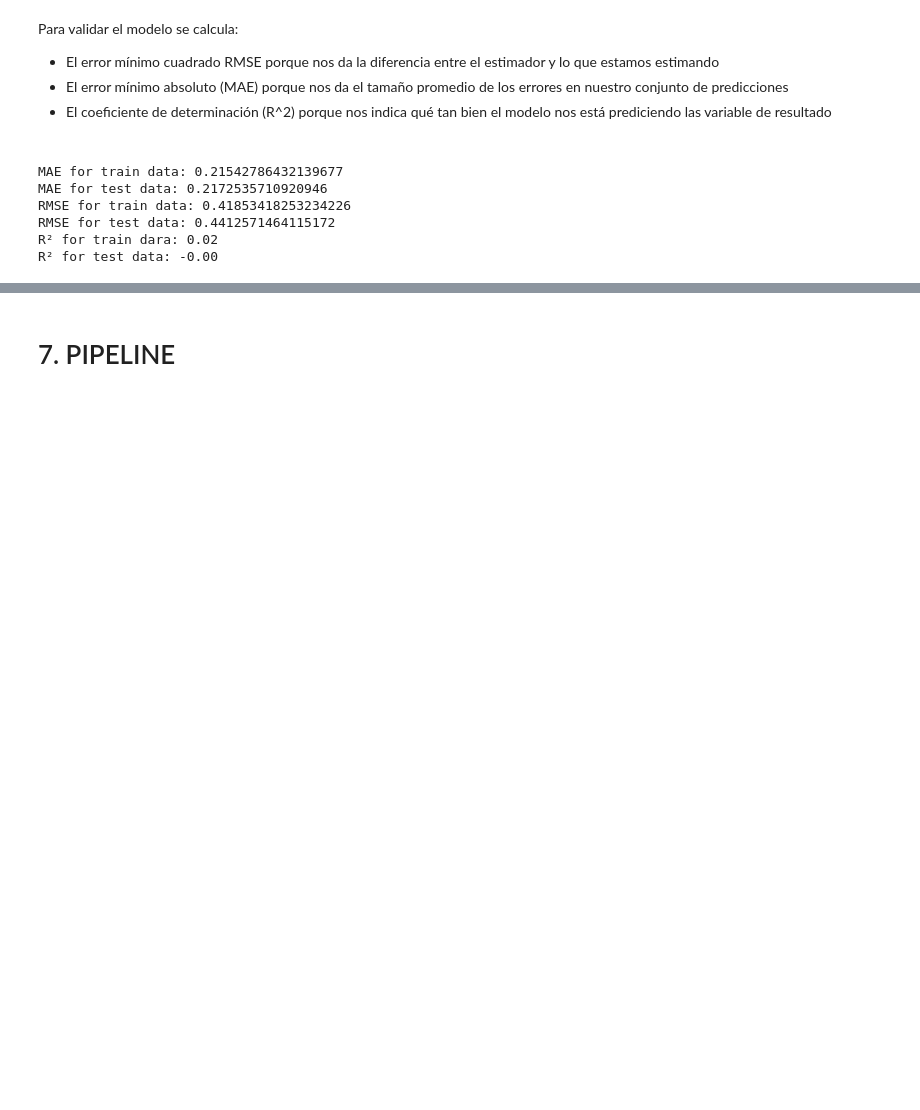
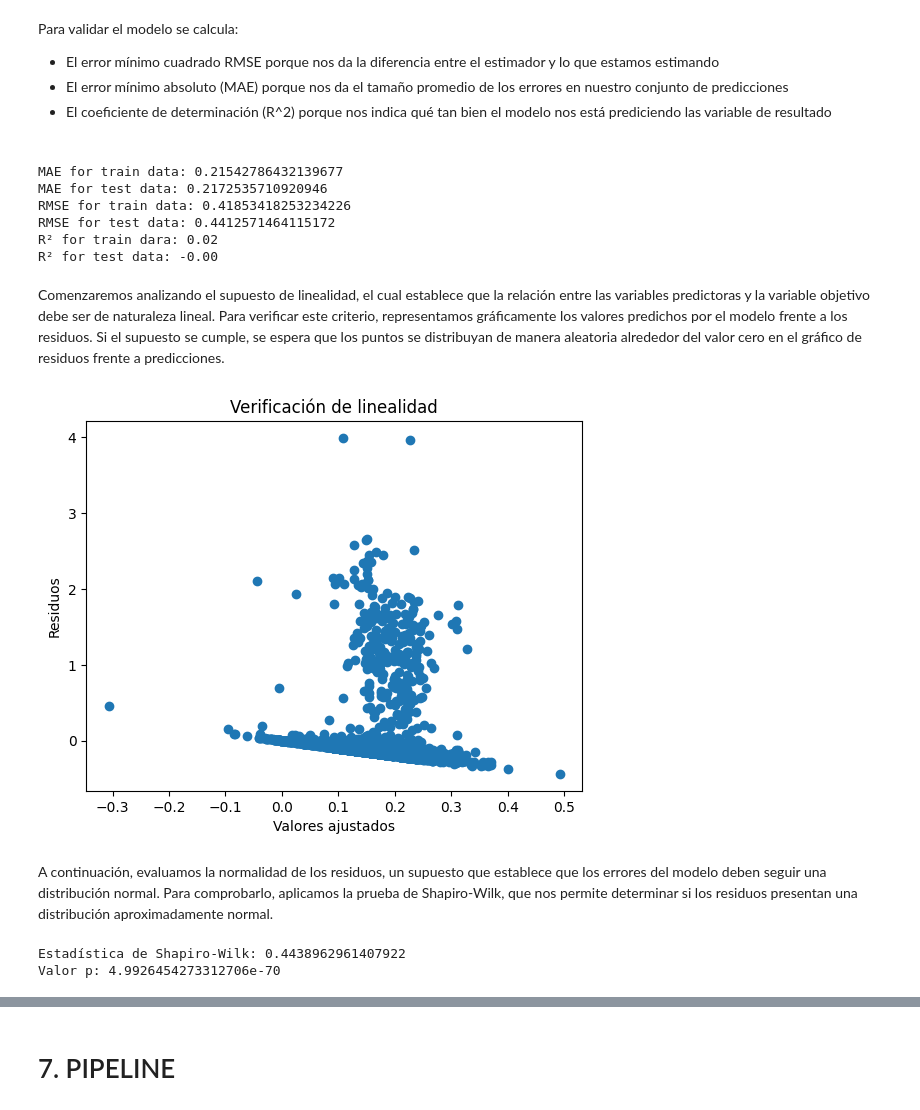
Before and after one commit to Paulina-A-V/Laboratorio, a Jupyter notebook: notebook lab 1.ipynb, the cells around one changed output, grey strips where cells are left out. Cells and saved outputs as stored; diff of their text form; code cells hidden in the pictures; blank space fills up the shorter version.

```diff
--- a/notebook lab 1.ipynb
+++ b/notebook lab 1.ipynb
@@ -404,3 +404,27 @@ RMSE for train data: 0.41853418253234226
 RMSE for test data: 0.4412571464115172
 R² for train dara: 0.02
 R² for test data: -0.00
+# %% [markdown]
+Comenzaremos analizando el supuesto de linealidad, el cual establece que la relación entre las variables predictoras y la variable objetivo debe ser de naturaleza lineal. Para verificar este criterio, representamos gráficamente los valores predichos por el modelo frente a los residuos. Si el supuesto se cumple, se espera que los puntos se distribuyan de manera aleatoria alrededor del valor cero en el gráfico de residuos frente a predicciones.
+# %%
+valores_ajustados = regression.predict(data[features2])
+
+residuos = data["redshift"] - valores_ajustados
+
+plt.scatter(valores_ajustados, residuos)
+plt.xlabel('Valores ajustados')
+plt.ylabel('Residuos')
+plt.title('Verificación de linealidad')
+plt.show()
+# %% [output]
+[figure, added]
+# %% [markdown]
+
+A continuación, evaluamos la normalidad de los residuos, un supuesto que establece que los errores del modelo deben seguir una distribución normal. Para comprobarlo, aplicamos la prueba de Shapiro-Wilk, que nos permite determinar si los residuos presentan una distribución aproximadamente normal.
+# %%
+shapiro_test = stats.shapiro(residuos)
+print("Estadística de Shapiro-Wilk:", shapiro_test.statistic)
+print("Valor p:", shapiro_test.pvalue)
+# %% [output]
+Estadística de Shapiro-Wilk: 0.4438962961407922
+Valor p: 4.9926454273312706e-70
```
Also changed, not shown: parts of 5 cells of this notebook.
